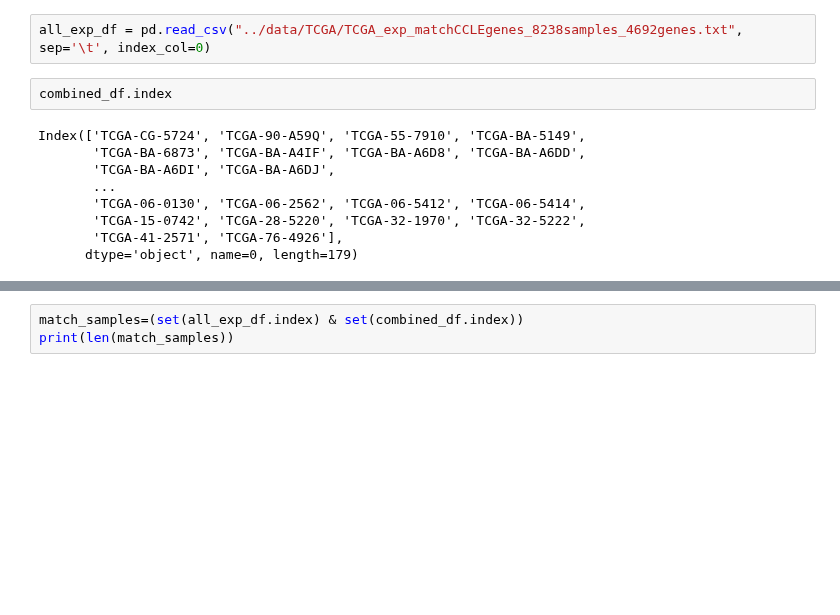
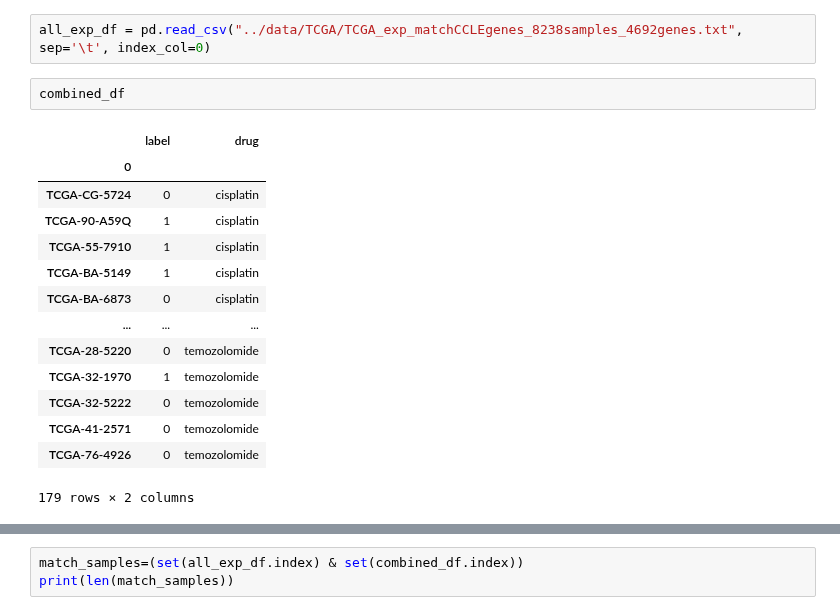
Before and after one commit to chiu-kai/ESPF_OMICS, a Jupyter notebook: inference2.ipynb, the cells around one changed output, grey strips where cells are left out. Drawn from its saved outputs; the diff is of its cells as text; blank space fills up the shorter version.

```diff
--- a/inference2.ipynb
+++ b/inference2.ipynb
@@ -1243,13 +1377,19 @@ combined_df = pd.concat(df_list, axis=0)
 # %%
 all_exp_df = pd.read_csv("../data/TCGA/TCGA_exp_matchCCLEgenes_8238samples_4692genes.txt", sep='\t', index_col=0)
 # %%
-combined_df.index
+combined_df
 # %% [output]
+|  | label | drug |
+| 0 |  |  |
+| TCGA-CG-5724 | 0 | cisplatin |
+| TCGA-90-A59Q | 1 | cisplatin |
+| TCGA-55-7910 | 1 | cisplatin |
+| TCGA-BA-5149 | 1 | cisplatin |
+| TCGA-BA-6873 | 0 | cisplatin |
+| ... | ... | ... |
+| TCGA-28-5220 | 0 | temozolomide |
+| TCGA-32-1970 | 1 | temozolomide |
+| TCGA-32-5222 | 0 | temozolomide |
+| TCGA-41-2571 | 0 | temozolomide |
+| TCGA-76-4926 | 0 | temozolomide |
-Index(['TCGA-CG-5724', 'TCGA-90-A59Q', 'TCGA-55-7910', 'TCGA-BA-5149',
-       'TCGA-BA-6873', 'TCGA-BA-A4IF', 'TCGA-BA-A6D8', 'TCGA-BA-A6DD',
-       'TCGA-BA-A6DI', 'TCGA-BA-A6DJ',
-       ...
-       'TCGA-06-0130', 'TCGA-06-2562', 'TCGA-06-5412', 'TCGA-06-5414',
-       'TCGA-15-0742', 'TCGA-28-5220', 'TCGA-32-1970', 'TCGA-32-5222',
-       'TCGA-41-2571', 'TCGA-76-4926'],
-      dtype='object', name=0, length=179)
+179 rows × 2 columns
```
Also changed, not shown: parts of 25 cells of this notebook, 6 other files.
